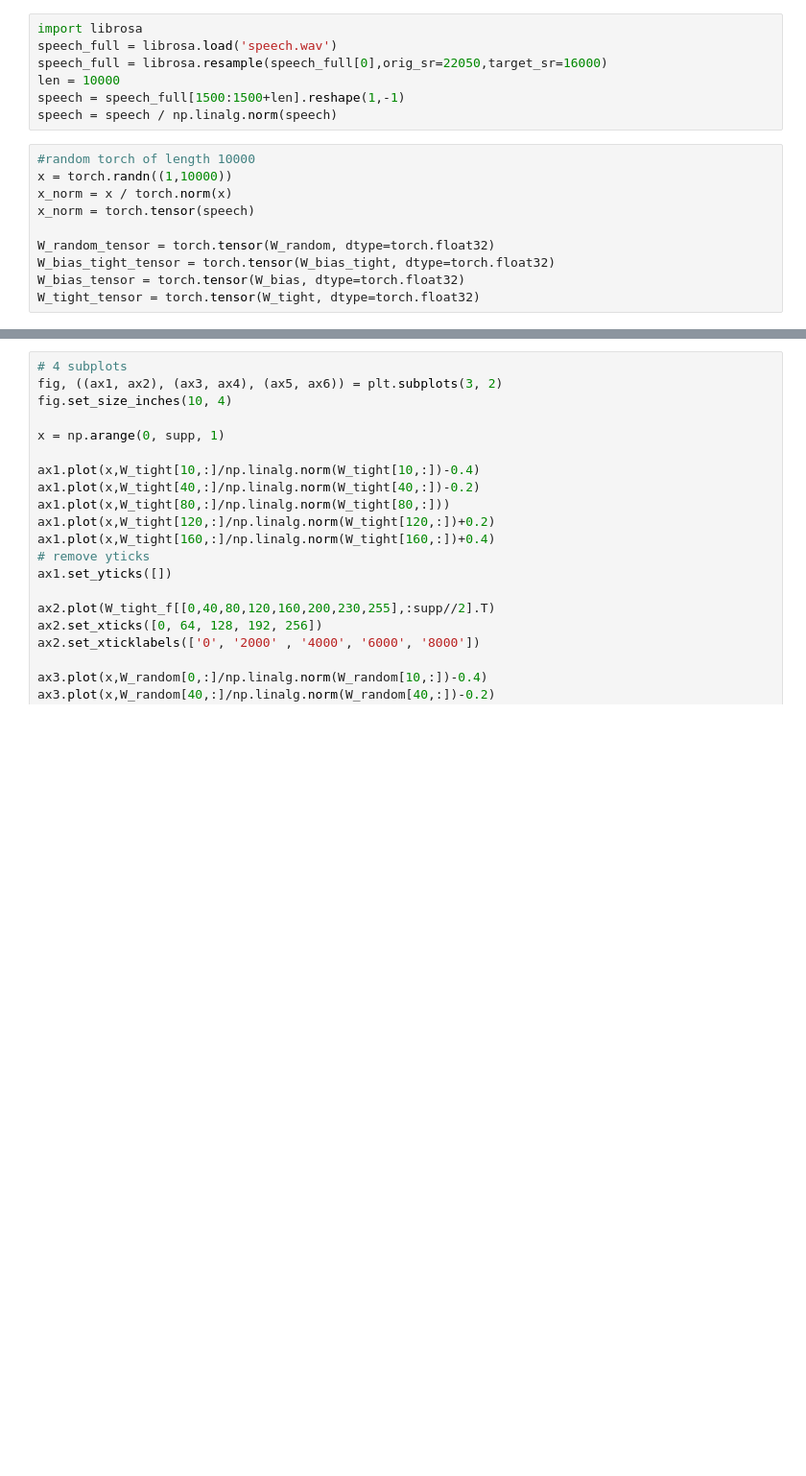
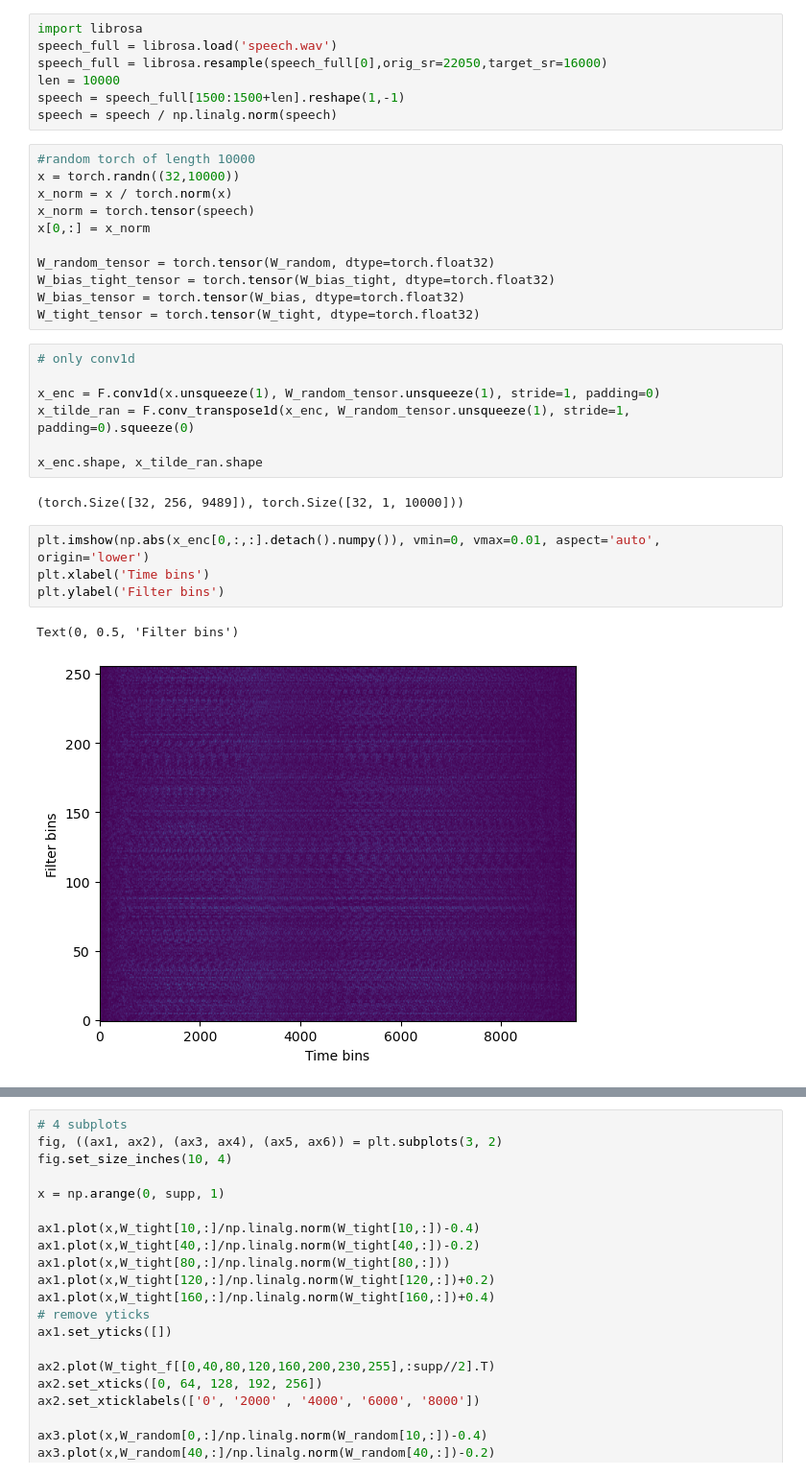
Before and after one commit to danedane-haider/Random-Filterbanks, a Jupyter notebook: Stability of Random Filterbanks under Gradient Descent/Implicit_bias.ipynb, the cells around one changed output, grey strips where cells are left out. Shown at 96% size. Cells and saved outputs as stored; diff of their text form; blank space fills up the shorter version.

```diff
--- a/Stability of Random Filterbanks under Gradient Descent/Implicit_bias.ipynb
+++ b/Stability of Random Filterbanks under Gradient Descent/Implicit_bias.ipynb
@@ -128,11 +128,28 @@ speech = speech_full[1500:1500+len].reshape(1,-1)
 speech = speech / np.linalg.norm(speech)
 # %%
 #random torch of length 10000
-x = torch.randn((1,10000))
+x = torch.randn((32,10000))
 x_norm = x / torch.norm(x)
 x_norm = torch.tensor(speech)
+x[0,:] = x_norm
 
 W_random_tensor = torch.tensor(W_random, dtype=torch.float32)
 W_bias_tight_tensor = torch.tensor(W_bias_tight, dtype=torch.float32)
 W_bias_tensor = torch.tensor(W_bias, dtype=torch.float32)
 W_tight_tensor = torch.tensor(W_tight, dtype=torch.float32)
+# %%
+# only conv1d
+
+x_enc = F.conv1d(x.unsqueeze(1), W_random_tensor.unsqueeze(1), stride=1, padding=0)
+x_tilde_ran = F.conv_transpose1d(x_enc, W_random_tensor.unsqueeze(1), stride=1, padding=0).squeeze(0)
+
+x_enc.shape, x_tilde_ran.shape
+# %% [output]
+(torch.Size([32, 256, 9489]), torch.Size([32, 1, 10000]))
+# %%
+plt.imshow(np.abs(x_enc[0,:,:].detach().numpy()), vmin=0, vmax=0.01, aspect='auto', origin='lower')
+plt.xlabel('Time bins')
+plt.ylabel('Filter bins')
+# %% [output]
+Text(0, 0.5, 'Filter bins')
+[figure, added]
```
Also changed, not shown: parts of 10 cells of this notebook.
